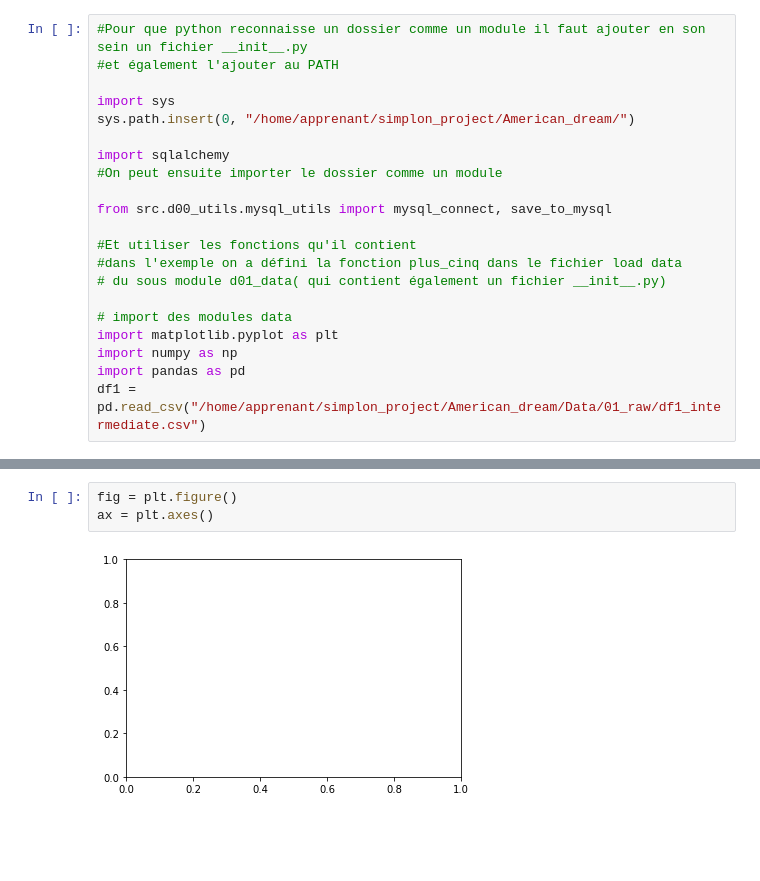
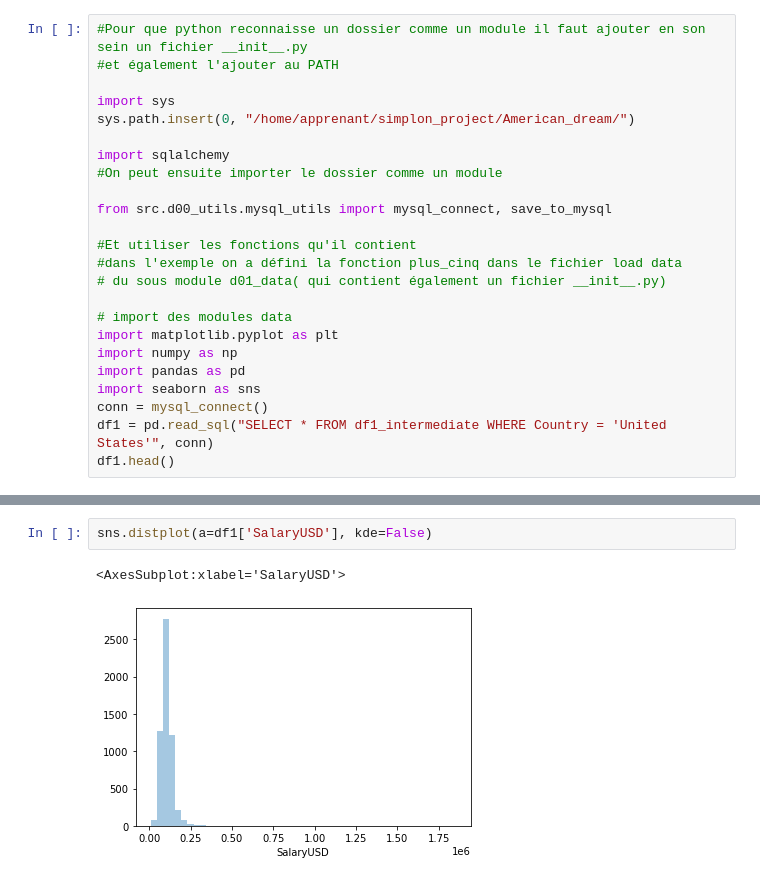
Before and after one commit to KevinB-a/American_dream, a Jupyter notebook: notebook/Career_visualization.ipynb, the cells around one changed output, grey strips where cells are left out. Saved outputs shown, nothing was run; the diff lists cells and outputs as text; blank space fills up the shorter version.

Commit message:
add graph salary

```diff
--- a/notebook/Career_visualization.ipynb
+++ b/notebook/Career_visualization.ipynb
@@ -18,5 +18,8 @@ from src.d00_utils.mysql_utils import mysql_connect, save_to_mysql
 import matplotlib.pyplot as plt
 import numpy as np
 import pandas as pd
-df1 = pd.read_csv("/home/apprenant/simplon_project/American_dream/Data/01_raw/df1_intermediate.csv")
+import seaborn as sns
+conn = mysql_connect()
+df1 = pd.read_sql("SELECT * FROM df1_intermediate WHERE Country = 'United States'", conn)
+df1.head()
 # %% [output]
@@ -24,5 +32,5 @@ ParserError: Error tokenizing data. C error: Expected 1 fields in line 4, saw 65
 # %%
-fig = plt.figure()
-ax = plt.axes()
+sns.distplot(a=df1['SalaryUSD'], kde=False)
 # %% [output]
+<AxesSubplot:xlabel='SalaryUSD'>
-[figure, old version]
+[figure, new version]
```
Also changed, not shown: parts of 1 cell of this notebook, 1 other file.
